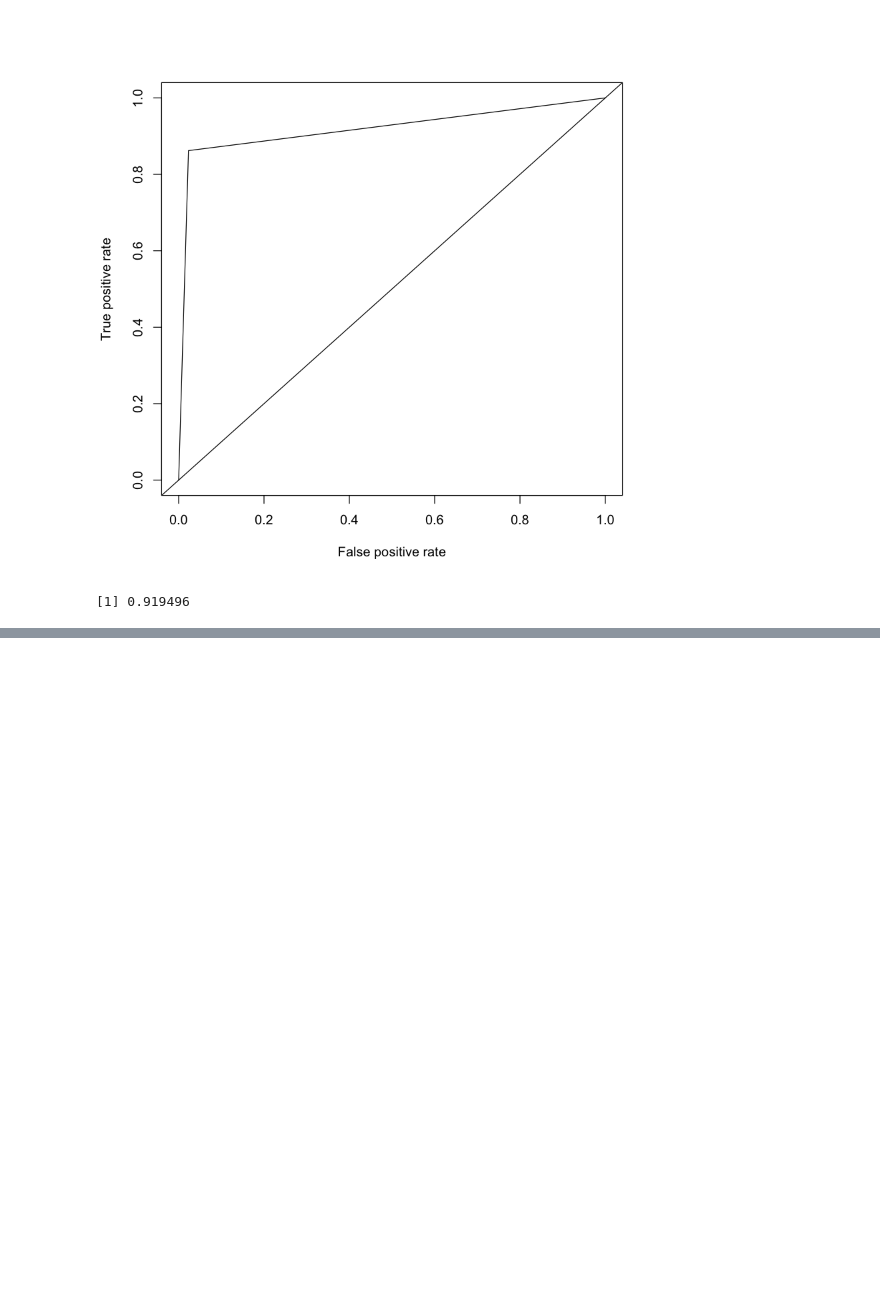
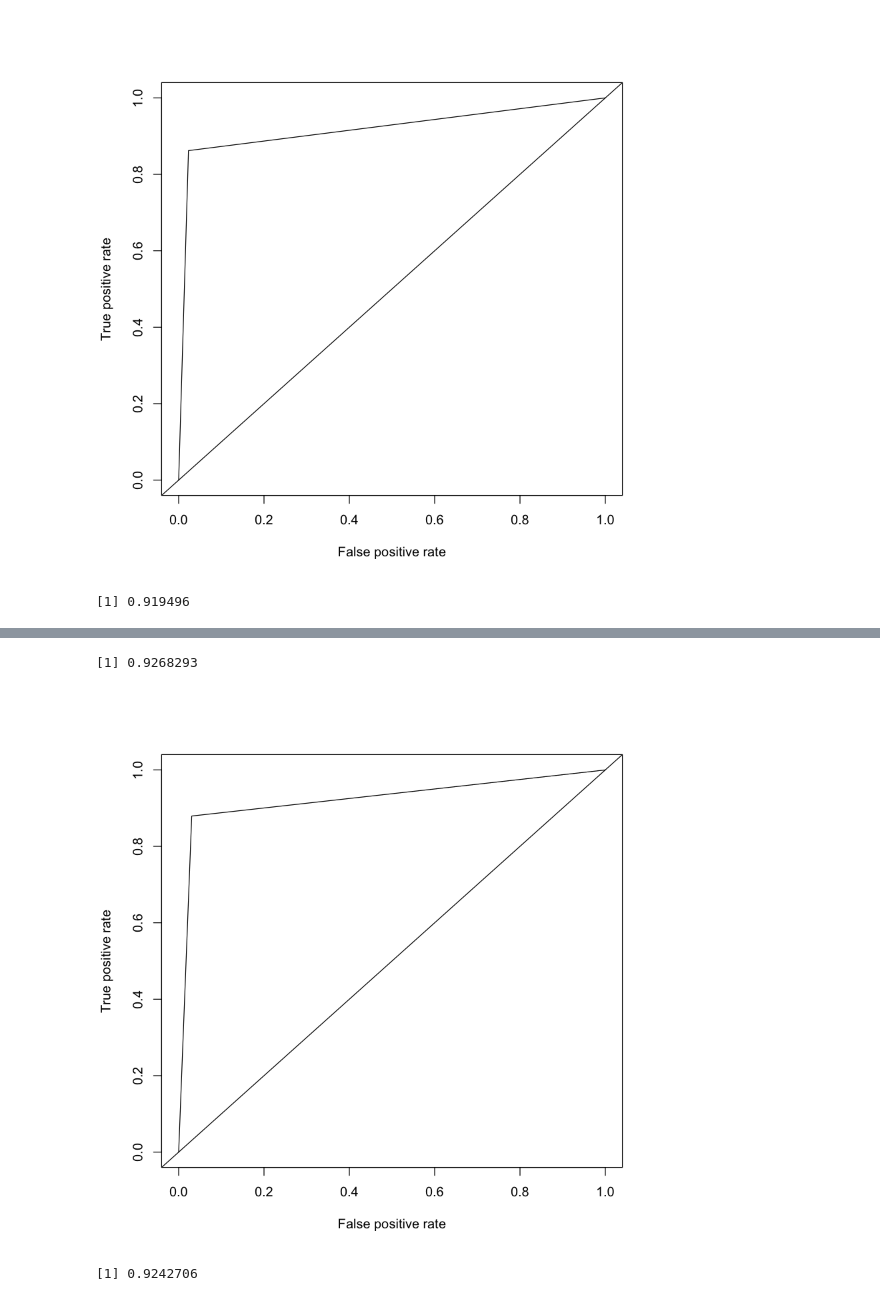
Before and after one commit to jamalarz/Projet_Supervised_Learning, a Jupyter notebook: Projet_Supervised_Learning.ipynb, the cells around one changed output, grey strips where cells are left out. Cells and saved outputs as stored; diff of their text form; code cells hidden in the pictures; blank space fills up the shorter version.

```diff
--- a/Projet_Supervised_Learning.ipynb
+++ b/Projet_Supervised_Learning.ipynb
@@ -372,0 +375,2 @@ as.numeric(auc_perf_nb@y.values)
+# %%
+lsvm <- svm(as.factor(datad_us_train$Class) ~ ., data = datad_us_train[,-29], kernel = "linear")
@@ -372,0 +392,20 @@ as.numeric(auc_perf_nb@y.values)
+# %%
+lsvm_pred=predict(lsvm,newdata = datad_us_test)
+# %%
+sum(lsvm_pred == datad_us_test$Class)/length(datad_us_test$Class)
+# %% [output]
+[1] 0.9268293
+# %%
+roc_pred_lsvm=prediction(as.numeric(as.character(lsvm_pred)),datad_us_test$Class)
+# %%
+roc_pref_lsvm=performance(roc_pred_lsvm,measure = "tpr", x.measure = "fpr")
+# %%
+plot(roc_pref_lsvm)
+abline(a=0, b= 1)
+# %% [output]
+[figure, added]
+# %%
+auc_perf_lsvm = performance(roc_pred_lsvm, measure = "auc")
+as.numeric(auc_perf_lsvm@y.values)
+# %% [output]
+[1] 0.9242706
```
Also changed, not shown: parts of 2 cells of this notebook.
